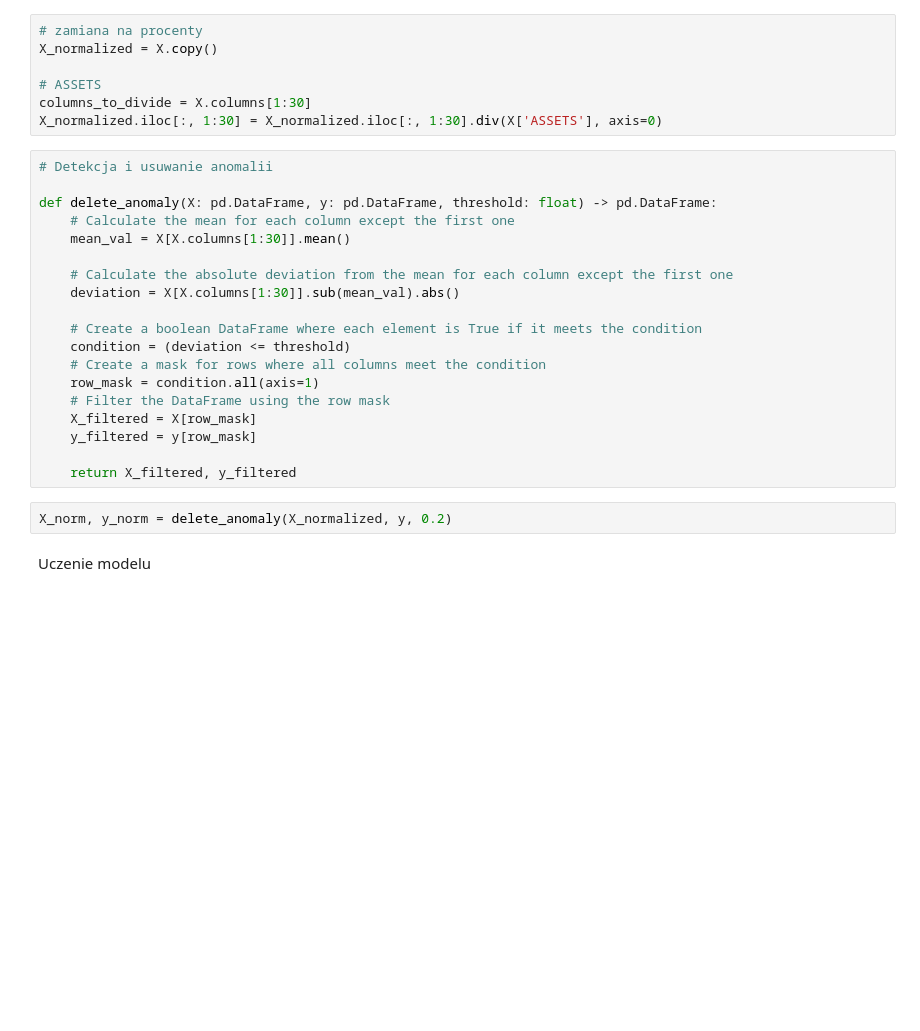
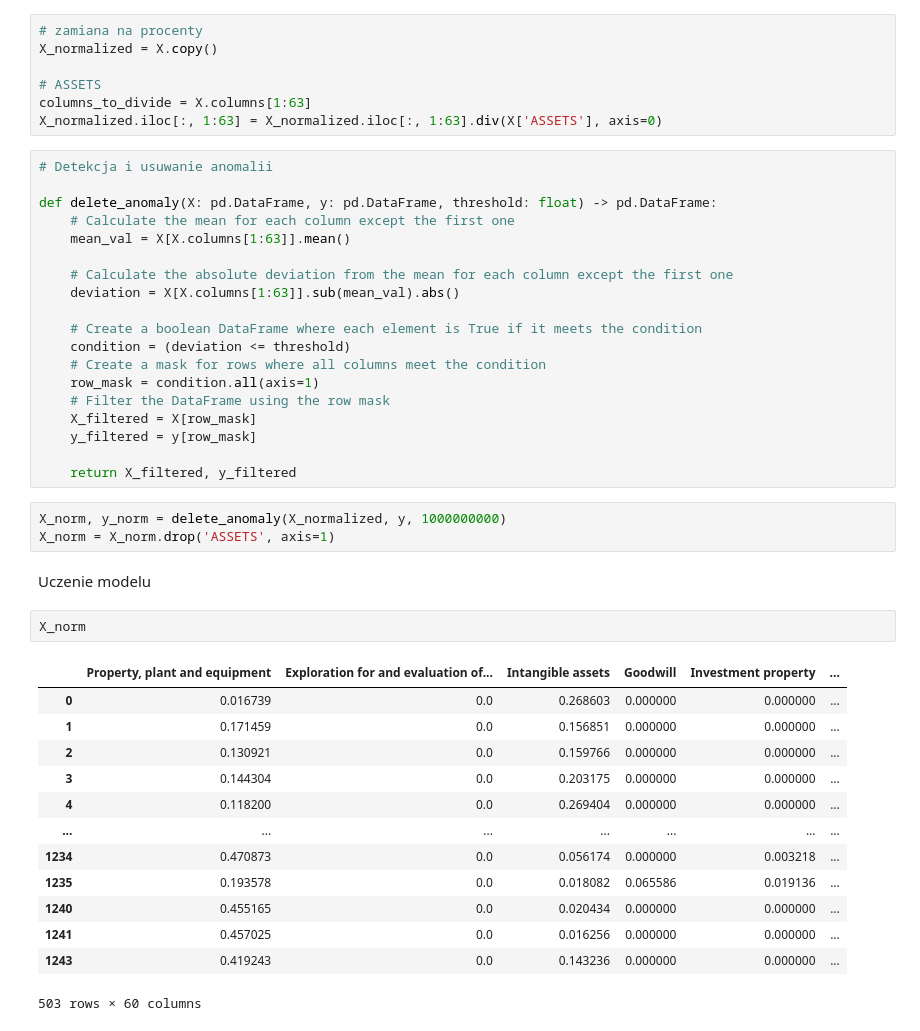
Before and after one commit to MehowBd/Evolutionary-optimization-of-the-capital-and-asset-structure, a Jupyter notebook: main.ipynb, the cells around one changed output. Drawn from its saved outputs; the diff is of its cells as text; blank space fills up the shorter version.

```diff
--- a/main.ipynb
+++ b/main.ipynb
@@ -132,17 +96,17 @@ X
 X_normalized = X.copy()
 
 # ASSETS
-columns_to_divide = X.columns[1:30]
-X_normalized.iloc[:, 1:30] = X_normalized.iloc[:, 1:30].div(X['ASSETS'], axis=0)
+columns_to_divide = X.columns[1:63]
+X_normalized.iloc[:, 1:63] = X_normalized.iloc[:, 1:63].div(X['ASSETS'], axis=0)
 # %%
 # Detekcja i usuwanie anomalii
 
 def delete_anomaly(X: pd.DataFrame, y: pd.DataFrame, threshold: float) -> pd.DataFrame:
     # Calculate the mean for each column except the first one
-    mean_val = X[X.columns[1:30]].mean()
+    mean_val = X[X.columns[1:63]].mean()
 
     # Calculate the absolute deviation from the mean for each column except the first one
-    deviation = X[X.columns[1:30]].sub(mean_val).abs()
+    deviation = X[X.columns[1:63]].sub(mean_val).abs()
 
     # Create a boolean DataFrame where each element is True if it meets the condition
     condition = (deviation <= threshold)
@@ -154,9 +118,26 @@ def delete_anomaly(X: pd.DataFrame, y: pd.DataFrame, threshold: float) -> pd.Dat
 
     return X_filtered, y_filtered
 # %%
-X_norm, y_norm = delete_anomaly(X_normalized, y, 0.2)
+X_norm, y_norm = delete_anomaly(X_normalized, y, 1000000000)
+X_norm = X_norm.drop('ASSETS', axis=1)
 # %% [markdown]
 Uczenie modelu
+# %%
+X_norm
+# %% [output]
+|  | Property, plant and equipment | Exploration for and evaluation of... | Intangible assets | Goodwill | Investment property | ... |
+| 0 | 0.016739 | 0.0 | 0.268603 | 0.000000 | 0.000000 | ... |
+| 1 | 0.171459 | 0.0 | 0.156851 | 0.000000 | 0.000000 | ... |
+| 2 | 0.130921 | 0.0 | 0.159766 | 0.000000 | 0.000000 | ... |
+| 3 | 0.144304 | 0.0 | 0.203175 | 0.000000 | 0.000000 | ... |
+| 4 | 0.118200 | 0.0 | 0.269404 | 0.000000 | 0.000000 | ... |
+| ... | ... | ... | ... | ... | ... | ... |
+| 1234 | 0.470873 | 0.0 | 0.056174 | 0.000000 | 0.003218 | ... |
+| 1235 | 0.193578 | 0.0 | 0.018082 | 0.065586 | 0.019136 | ... |
+| 1240 | 0.455165 | 0.0 | 0.020434 | 0.000000 | 0.000000 | ... |
+| 1241 | 0.457025 | 0.0 | 0.016256 | 0.000000 | 0.000000 | ... |
+| 1243 | 0.419243 | 0.0 | 0.143236 | 0.000000 | 0.000000 | ... |
+503 rows × 60 columns
 # %%
 X_train, X_test, y_train, y_test = train_test_split(X_norm, y_norm, test_size=0.2, random_state=42)
 
```
Also changed, not shown: parts of 7 cells of this notebook, 3 other files.
